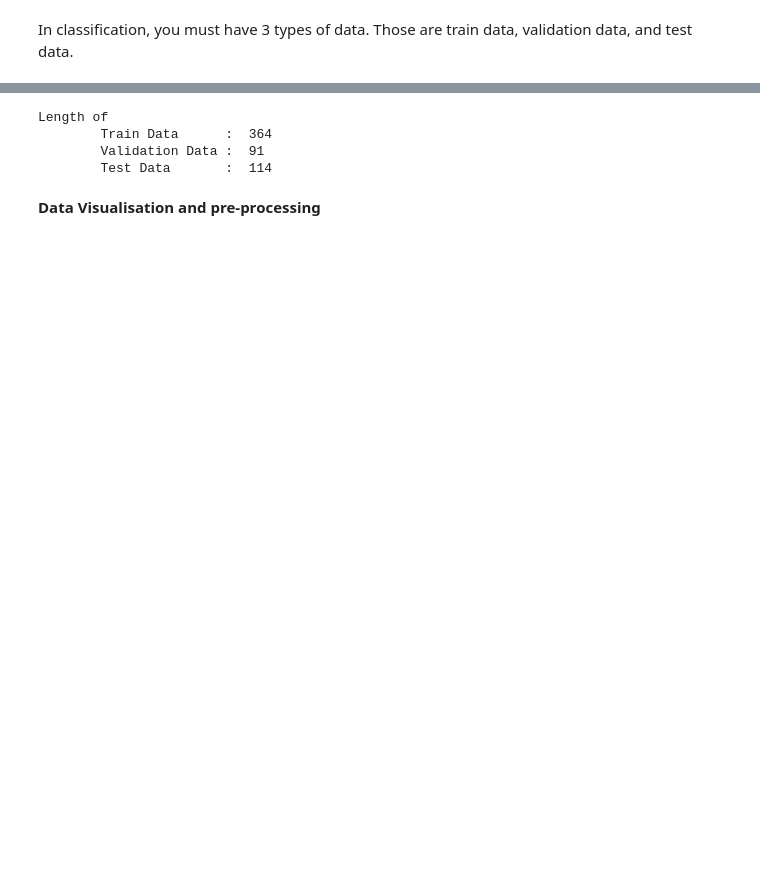
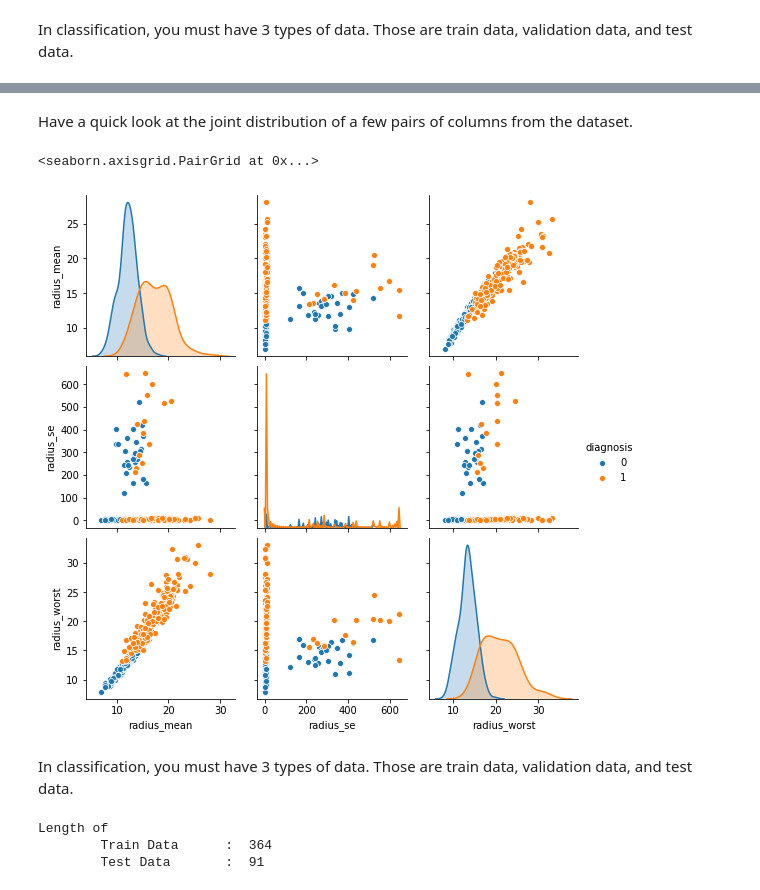
Before and after one commit to kvnchandra/ml-assignment-bangkit, a Jupyter notebook: main.ipynb, the cells around one changed output, grey strips where cells are left out. Drawn from its saved outputs; the diff is of its cells as text; code cells hidden in the pictures; blank space fills up the shorter version.

```diff
--- a/main.ipynb
+++ b/main.ipynb
@@ -67,14 +190,24 @@ In classification, you must have 3 types of data. Those are train data, validati
+# %% [markdown]
+Have a quick look at the joint distribution of a few pairs of columns from the dataset.
+# %%
+# Choose one criteria column from the data
+sns.pairplot(train[["diagnosis", "radius_mean",	"radius_se", "radius_worst"]],
+             hue = 'diagnosis',
+             diag_kind="kde")
+# %% [output]
+<seaborn.axisgrid.PairGrid at 0x...>
+[figure, added]
+# %% [markdown]
+In classification, you must have 3 types of data. Those are train data, validation data, and test data.
 # %%
-# Separate data into 3 types
-train, test = train_test_split(dataframe, test_size=0.2)
-train, val = train_test_split(train, test_size=0.2)
+# First, separate data into 2 types
+train, val = train_test_split(train,
+                              test_size=0.2,
+                              stratify=train['diagnosis'])
+
 print('Length of\n\tTrain Data\t: ', len(train),
-      '\n\tValidation Data\t: ', len(val),
-      '\n\tTest Data\t: ', len(test))
+      '\n\tTest Data\t: ', len(val))
 # %% [output]
 Length of
         Train Data      :  364
-        Validation Data :  91
-        Test Data       :  114
+        Test Data       :  91
-# %% [markdown]
-**Data Visualisation and pre-processing**
```
Also changed, not shown: parts of 39 cells of this notebook.
